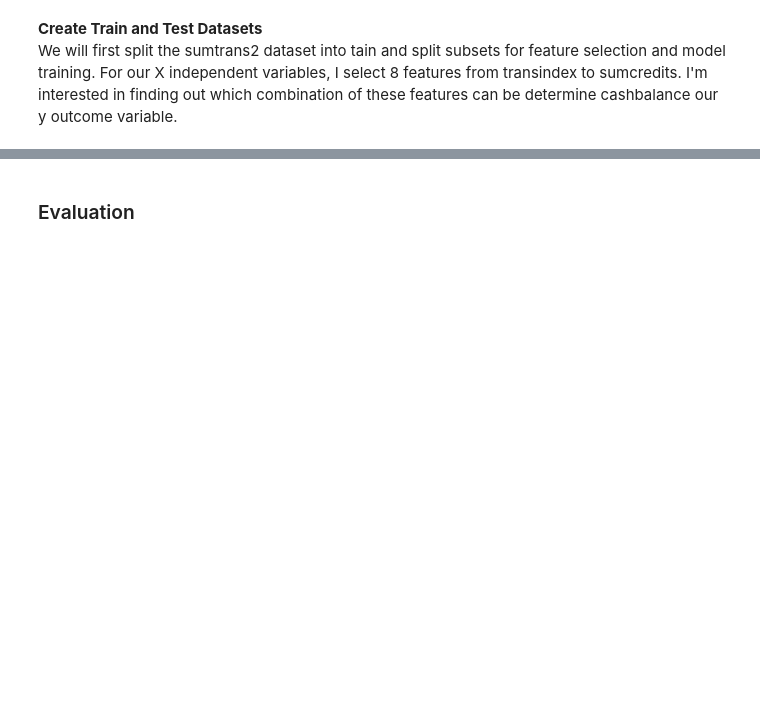
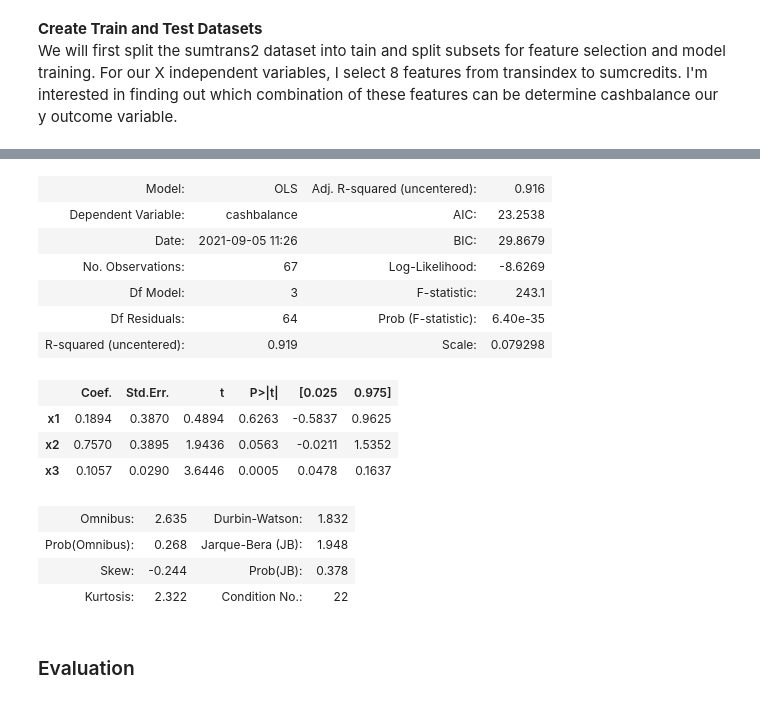
Before and after one commit to KenyattaDaniel/project-score, a Jupyter notebook: SMEsCashflowModelling.ipynb, the cells around one changed output, grey strips where cells are left out. Saved outputs shown, nothing was run; the diff lists cells and outputs as text; code cells hidden in the pictures; blank space fills up the shorter version.

```diff
--- a/SMEsCashflowModelling.ipynb
+++ b/SMEsCashflowModelling.ipynb
@@ -514,3 +578,23 @@ Feature 7: 0.382384
+# %%
+mod = sm.OLS(y_train,X_train_fs)
+model = mod.fit()
+model.summary2()
+# %% [output]
+| Model: | OLS | Adj. R-squared (uncentered): | 0.916 |
+| Dependent Variable: | cashbalance | AIC: | 23.2538 |
+| Date: | 2021-09-05 11:26 | BIC: | 29.8679 |
+| No. Observations: | 67 | Log-Likelihood: | -8.6269 |
+| Df Model: | 3 | F-statistic: | 243.1 |
+| Df Residuals: | 64 | Prob (F-statistic): | 6.40e-35 |
+| R-squared (uncentered): | 0.919 | Scale: | 0.079298 |
+|  | Coef. | Std.Err. | t | P>|t| | [0.025 | 0.975] |
+| x1 | 0.1894 | 0.3870 | 0.4894 | 0.6263 | -0.5837 | 0.9625 |
+| x2 | 0.7570 | 0.3895 | 1.9436 | 0.0563 | -0.0211 | 1.5352 |
+| x3 | 0.1057 | 0.0290 | 3.6446 | 0.0005 | 0.0478 | 0.1637 |
+| Omnibus: | 2.635 | Durbin-Watson: | 1.832 |
+| Prob(Omnibus): | 0.268 | Jarque-Bera (JB): | 1.948 |
+| Skew: | -0.244 | Prob(JB): | 0.378 |
+| Kurtosis: | 2.322 | Condition No.: | 22 |
 # %% [markdown]
 ### Evaluation ###
 # %% [markdown]
```
Also changed, not shown: parts of 27 cells of this notebook.
